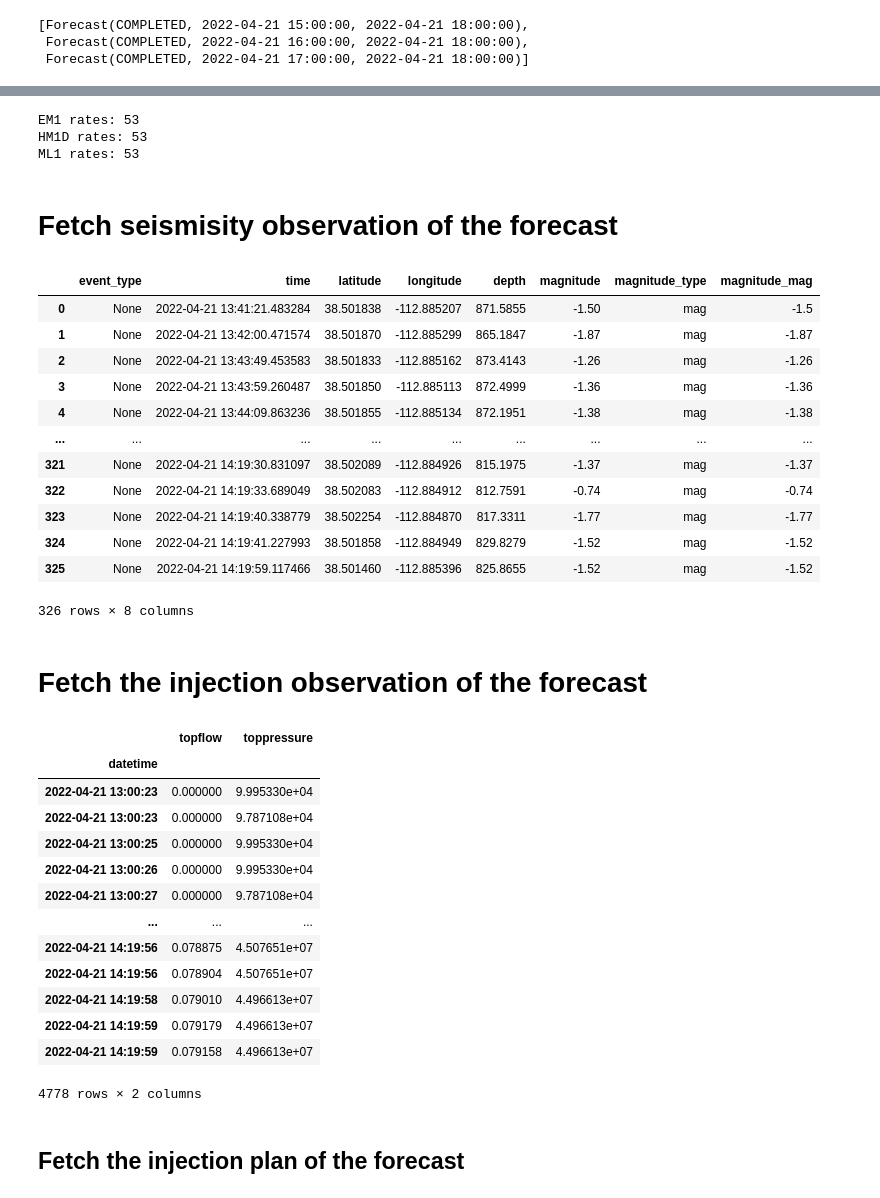
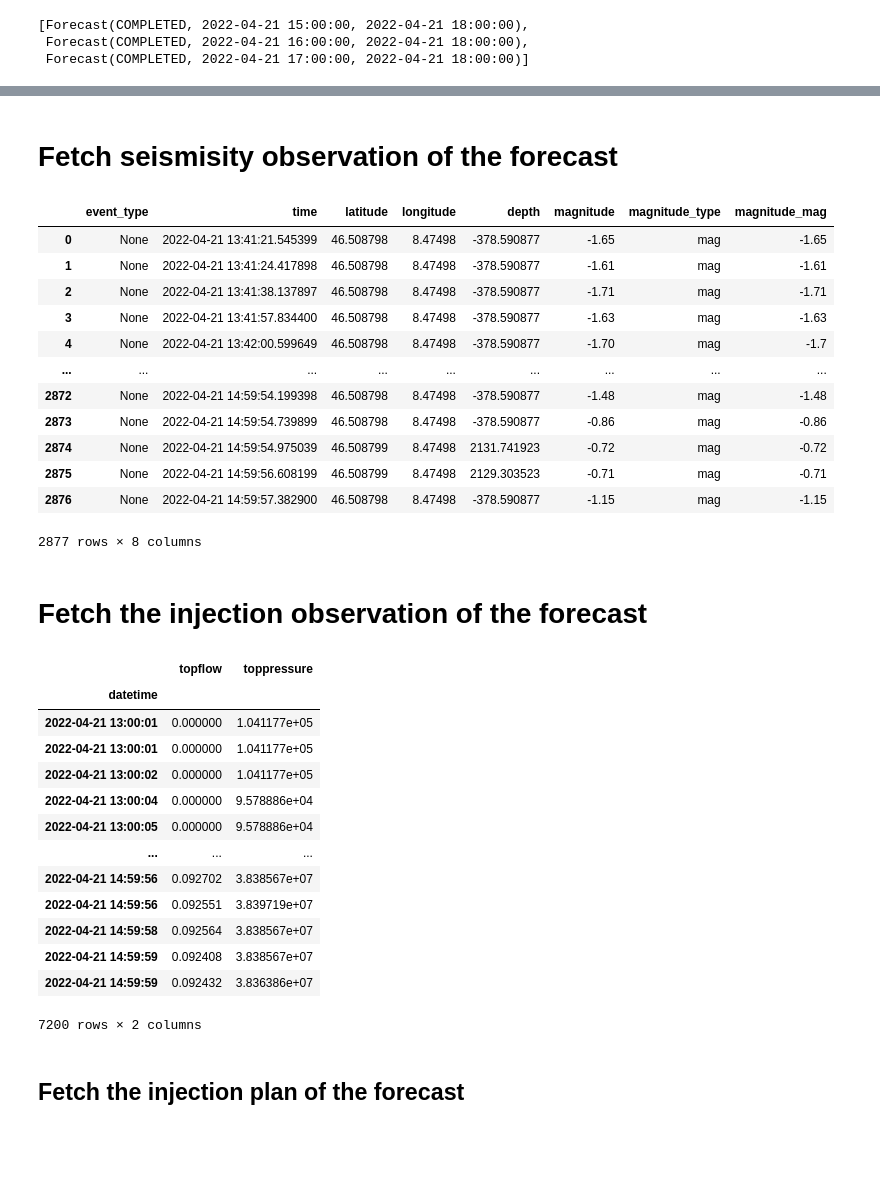
Before and after one commit to swiss-seismological-service/hermes-client, a Jupyter notebook: example.ipynb, the cells around one changed output, grey strips where cells are left out. Saved outputs shown, nothing was run; the diff lists cells and outputs as text; code cells hidden in the pictures; blank space fills up the shorter version.

```diff
--- a/example.ipynb
+++ b/example.ipynb
@@ -110,6 +110,6 @@ fs_client.forecasts
  Forecast(COMPLETED, 2022-04-21 17:00:00, 2022-04-21 18:00:00)]
 # %%
 # Get the forecast of the series by start time
-forecast = fs_client.get_forecast_by_time(target_forecast_start_time)
-forecast._metadata
+forecast = fs_client.get_forecast_by_time(target_forecast_start_time, method='nearest')
+forecast.metadata
 # %% [output]
@@ -156,67 +147,44 @@ ModelRunInfo(
-# %%
-# Extract the rate values for the different models (e.g., EM1, HM1D, ML1)
-rates_em1 = [rate['rateforecasts'] for rate in rates if str.lower(rate['modelconfig_name']) == 'em1'][0]
-rates_hm1d = [rate['rateforecasts'] for rate in rates if str.lower(rate['modelconfig_name']) == 'hm1d'][0]
-rates_ml1 = [rate['rateforecasts'] for rate in rates if str.lower(rate['modelconfig_name']) == 'ml1'][0]
-
-print(f"EM1 rates: {len(rates_em1)}")
-print(f"HM1D rates: {len(rates_hm1d)}")
-print(f"ML1 rates: {len(rates_ml1)}")
-# %% [output]
-EM1 rates: 53
-HM1D rates: 53
-ML1 rates: 53
 # %% [markdown]
 # Fetch seismisity observation of the forecast
 # %%
-observed_seismicity = fs_client.get_forecast_seismicity(forecast_oid)
+observed_seismicity = forecast.seismicityobservation
 observed_seismicity
 # %% [output]
 |  | event_type | time | latitude | longitude | depth | magnitude | magnitude_type | magnitude_mag |
-| 0 | None | 2022-04-21 13:41:21.483284 | 38.501838 | -112.885207 | 871.5855 | -1.50 | mag | -1.5 |
-| 1 | None | 2022-04-21 13:42:00.471574 | 38.501870 | -112.885299 | 865.1847 | -1.87 | mag | -1.87 |
-| 2 | None | 2022-04-21 13:43:49.453583 | 38.501833 | -112.885162 | 873.4143 | -1.26 | mag | -1.26 |
-| 3 | None | 2022-04-21 13:43:59.260487 | 38.501850 | -112.885113 | 872.4999 | -1.36 | mag | -1.36 |
-| 4 | None | 2022-04-21 13:44:09.863236 | 38.501855 | -112.885134 | 872.1951 | -1.38 | mag | -1.38 |
+| 0 | None | 2022-04-21 13:41:21.545399 | 46.508798 | 8.47498 | -378.590877 | -1.65 | mag | -1.65 |
+| 1 | None | 2022-04-21 13:41:24.417898 | 46.508798 | 8.47498 | -378.590877 | -1.61 | mag | -1.61 |
+| 2 | None | 2022-04-21 13:41:38.137897 | 46.508798 | 8.47498 | -378.590877 | -1.71 | mag | -1.71 |
+| 3 | None | 2022-04-21 13:41:57.834400 | 46.508798 | 8.47498 | -378.590877 | -1.63 | mag | -1.63 |
+| 4 | None | 2022-04-21 13:42:00.599649 | 46.508798 | 8.47498 | -378.590877 | -1.70 | mag | -1.7 |
 | ... | ... | ... | ... | ... | ... | ... | ... | ... |
-| 321 | None | 2022-04-21 14:19:30.831097 | 38.502089 | -112.884926 | 815.1975 | -1.37 | mag | -1.37 |
-| 322 | None | 2022-04-21 14:19:33.689049 | 38.502083 | -112.884912 | 812.7591 | -0.74 | mag | -0.74 |
-| 323 | None | 2022-04-21 14:19:40.338779 | 38.502254 | -112.884870 | 817.3311 | -1.77 | mag | -1.77 |
-| 324 | None | 2022-04-21 14:19:41.227993 | 38.501858 | -112.884949 | 829.8279 | -1.52 | mag | -1.52 |
-| 325 | None | 2022-04-21 14:19:59.117466 | 38.501460 | -112.885396 | 825.8655 | -1.52 | mag | -1.52 |
+| 2872 | None | 2022-04-21 14:59:54.199398 | 46.508798 | 8.47498 | -378.590877 | -1.48 | mag | -1.48 |
+| 2873 | None | 2022-04-21 14:59:54.739899 | 46.508798 | 8.47498 | -378.590877 | -0.86 | mag | -0.86 |
+| 2874 | None | 2022-04-21 14:59:54.975039 | 46.508799 | 8.47498 | 2131.741923 | -0.72 | mag | -0.72 |
+| 2875 | None | 2022-04-21 14:59:56.608199 | 46.508799 | 8.47498 | 2129.303523 | -0.71 | mag | -0.71 |
+| 2876 | None | 2022-04-21 14:59:57.382900 | 46.508798 | 8.47498 | -378.590877 | -1.15 | mag | -1.15 |
-326 rows × 8 columns
+2877 rows × 8 columns
 # %% [markdown]
 # Fetch the injection observation of the forecast
 # %%
 # This assumes that there is only one injection well in the forecast (as multiple wells are not supported yet)
-borehole_data = fs_client.get_forecast_injectionwells(forecast_oid)[0]
-
-# Find the correct section of the borehole and fetch the hydrolics from there
-values = [section['hydraulics'] for section in borehole_data.to_json()['sections'] if section['name'] == target_borehole_section][0]
-
-# Convert the hydraulic data to a DataFrame directly converting the datetime to a datetime object and indexing by it
-# also converting the toppressure and topflow to a float after extracting the values
-hydraulic_dict = [{'topflow': item['topflow']['value'], 'toppressure': item['toppressure']['value'], 'datetime': item['datetime']['value']} for item in values]
-hydraulic_df = pd.DataFrame(hydraulic_dict)
-hydraulic_df['datetime'] = pd.to_datetime(hydraulic_df['datetime'])
-hydraulic_df.set_index('datetime', inplace=True)
-
-hydraulic_df
+borehole_data = forecast.injectionobservations
+observed_injection = borehole_data.nloc[target_borehole_section].hydraulics
+observed_injection
 # %% [output]
 |  | topflow | toppressure |
 | datetime |  |  |
-| 2022-04-21 13:00:23 | 0.000000 | 9.995330e+04 |
-| 2022-04-21 13:00:23 | 0.000000 | 9.787108e+04 |
-| 2022-04-21 13:00:25 | 0.000000 | 9.995330e+04 |
-| 2022-04-21 13:00:26 | 0.000000 | 9.995330e+04 |
-| 2022-04-21 13:00:27 | 0.000000 | 9.787108e+04 |
+| 2022-04-21 13:00:01 | 0.000000 | 1.041177e+05 |
+| 2022-04-21 13:00:01 | 0.000000 | 1.041177e+05 |
+| 2022-04-21 13:00:02 | 0.000000 | 1.041177e+05 |
+| 2022-04-21 13:00:04 | 0.000000 | 9.578886e+04 |
+| 2022-04-21 13:00:05 | 0.000000 | 9.578886e+04 |
 | ... | ... | ... |
-| 2022-04-21 14:19:56 | 0.078875 | 4.507651e+07 |
-| 2022-04-21 14:19:56 | 0.078904 | 4.507651e+07 |
-| 2022-04-21 14:19:58 | 0.079010 | 4.496613e+07 |
-| 2022-04-21 14:19:59 | 0.079179 | 4.496613e+07 |
-| 2022-04-21 14:19:59 | 0.079158 | 4.496613e+07 |
+| 2022-04-21 14:59:56 | 0.092702 | 3.838567e+07 |
+| 2022-04-21 14:59:56 | 0.092551 | 3.839719e+07 |
+| 2022-04-21 14:59:58 | 0.092564 | 3.838567e+07 |
+| 2022-04-21 14:59:59 | 0.092408 | 3.838567e+07 |
+| 2022-04-21 14:59:59 | 0.092432 | 3.836386e+07 |
-4778 rows × 2 columns
+7200 rows × 2 columns
 # %% [markdown]
 
 
```
Also changed, not shown: parts of 12 cells of this notebook, 5 other files.
